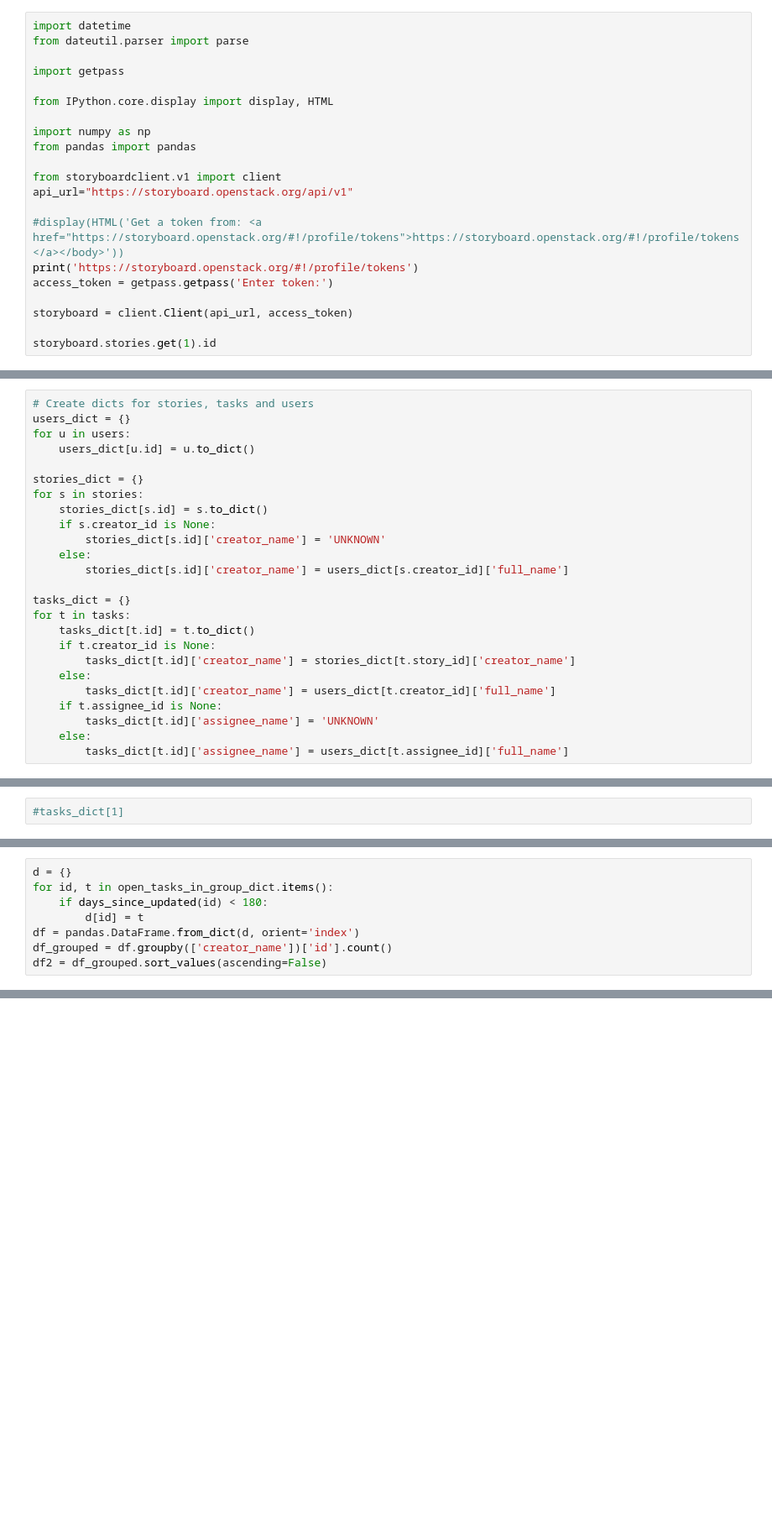
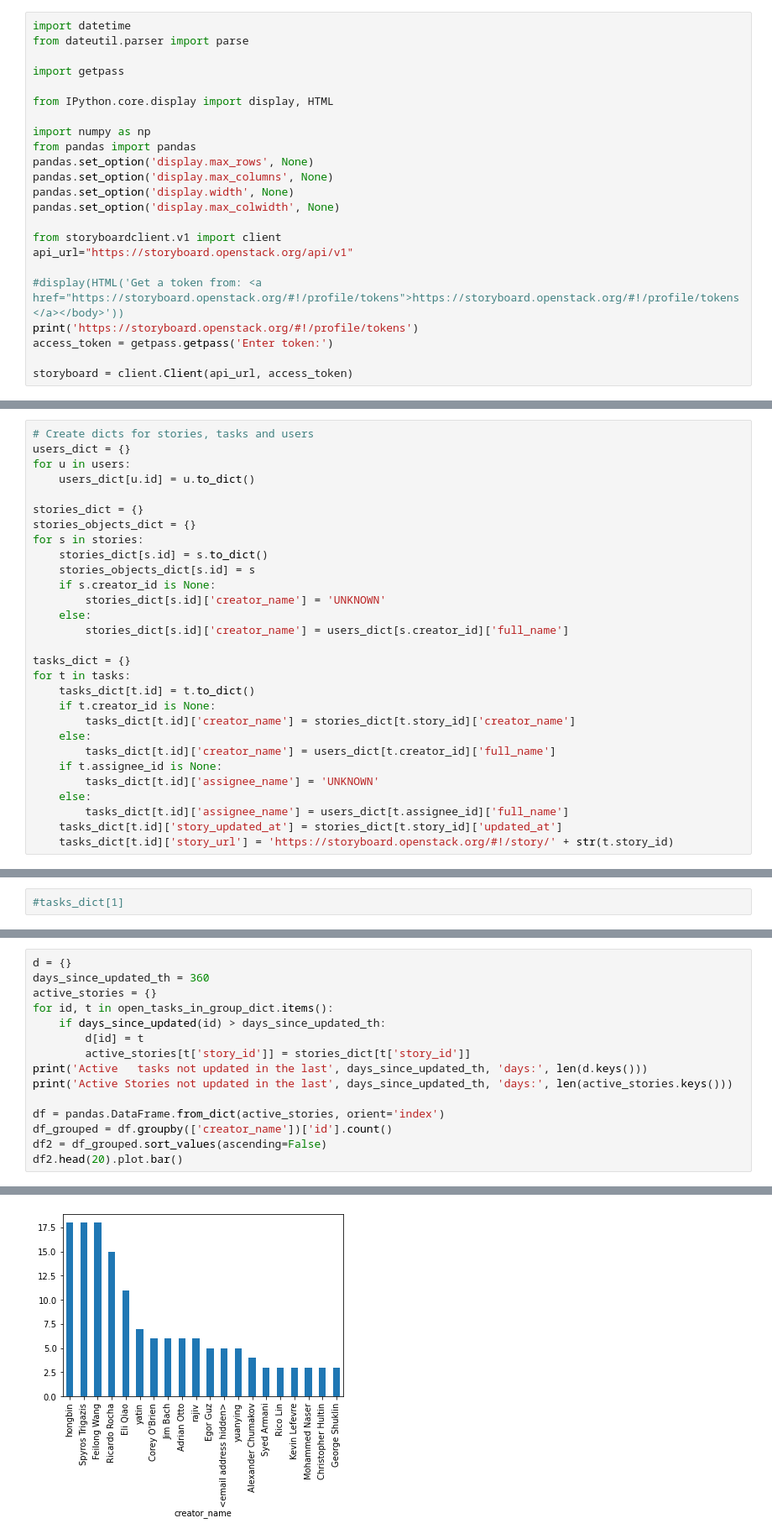
Before and after one commit to strigazi/storyboard-playground, a Jupyter notebook: storyboard.ipynb, the cells around one changed output, grey strips where cells are left out. Shown at 84% size. Drawn from its saved outputs; the diff is of its cells as text; blank space fills up the shorter version.

```diff
--- a/storyboard.ipynb
+++ b/storyboard.ipynb
@@ -8,6 +8,10 @@ from IPython.core.display import display, HTML
 
 import numpy as np
 from pandas import pandas
+pandas.set_option('display.max_rows', None)
+pandas.set_option('display.max_columns', None)
+pandas.set_option('display.width', None)
+pandas.set_option('display.max_colwidth', None)
 
 from storyboardclient.v1 import client
 api_url="https://storyboard.openstack.org/api/v1"
@@ -17,8 +21,6 @@ print('https://storyboard.openstack.org/#!/profile/tokens')
 access_token = getpass.getpass('Enter token:')
 
 storyboard = client.Client(api_url, access_token)
-
-storyboard.stories.get(1).id
 # %% [output]
 https://storyboard.openstack.org/#!/profile/tokens
 Enter token: ····································
@@ -46,8 +51,10 @@ for u in users:
     users_dict[u.id] = u.to_dict()
 
 stories_dict = {}
+stories_objects_dict = {}
 for s in stories:
     stories_dict[s.id] = s.to_dict()
+    stories_objects_dict[s.id] = s
     if s.creator_id is None:
         stories_dict[s.id]['creator_name'] = 'UNKNOWN'
     else:
@@ -64,6 +71,8 @@ for t in tasks:
         tasks_dict[t.id]['assignee_name'] = 'UNKNOWN'
     else:
         tasks_dict[t.id]['assignee_name'] = users_dict[t.assignee_id]['full_name']
+    tasks_dict[t.id]['story_updated_at'] = stories_dict[t.story_id]['updated_at']
+    tasks_dict[t.id]['story_url'] = 'https://storyboard.openstack.org/#!/story/' + str(t.story_id)
 # %%
 #stories_dict[2006738]
 # %%
@@ -140,8 +179,16 @@ open tasks: 391
 # %%
 d = {}
+days_since_updated_th = 360
+active_stories = {}
 for id, t in open_tasks_in_group_dict.items():
-    if days_since_updated(id) < 180:
+    if days_since_updated(id) > days_since_updated_th:
         d[id] = t
-df = pandas.DataFrame.from_dict(d, orient='index')
+        active_stories[t['story_id']] = stories_dict[t['story_id']]
+print('Active   tasks not updated in the last', days_since_updated_th, 'days:', len(d.keys()))
+print('Active Stories not updated in the last', days_since_updated_th, 'days:', len(active_stories.keys()))
+
+df = pandas.DataFrame.from_dict(active_stories, orient='index')
 df_grouped = df.groupby(['creator_name'])['id'].count()
 df2 = df_grouped.sort_values(ascending=False)
+df2.head(20).plot.bar()
+# %% [output]
@@ -147,0 +198 @@ df2 = df_grouped.sort_values(ascending=False)
+[figure, added]
```
Also changed, not shown: parts of 10 cells of this notebook.
